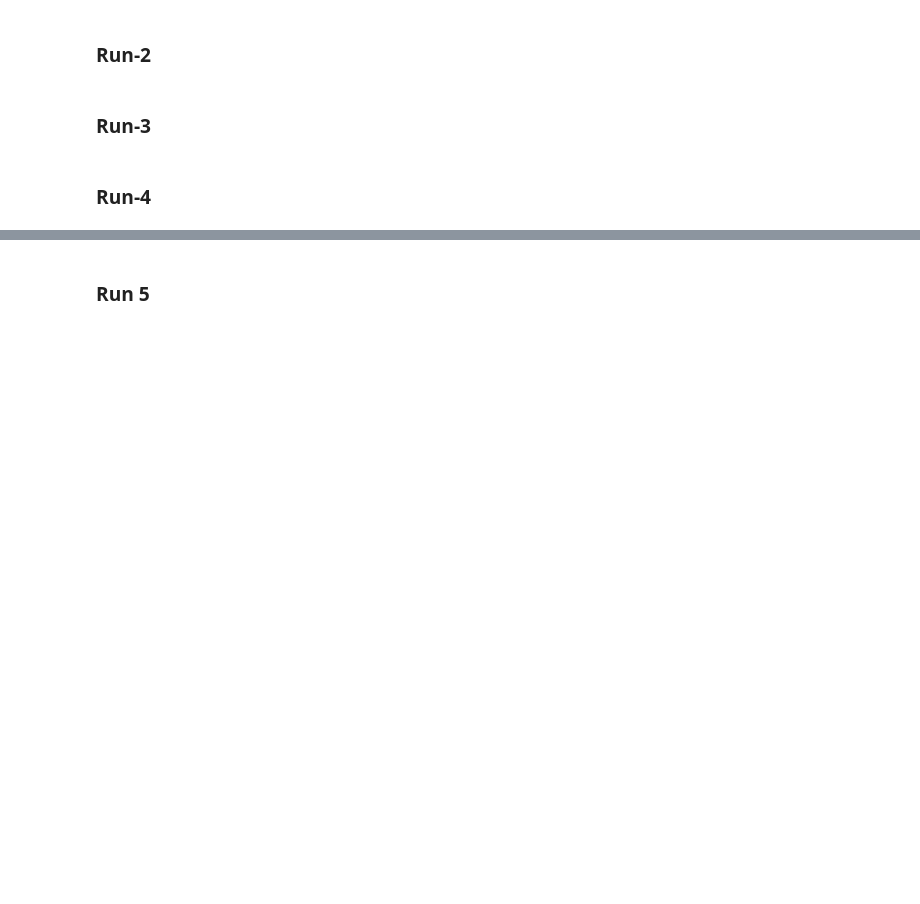
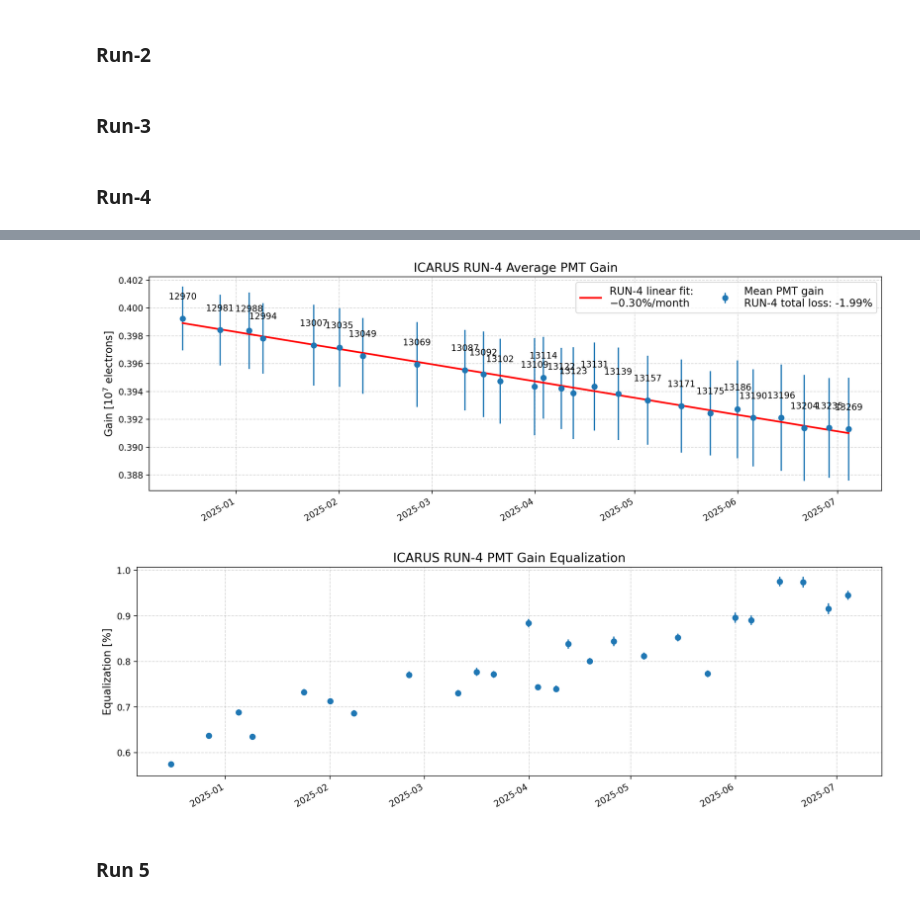
Before and after one commit to mvicenzi/pmt-calibration, a Jupyter notebook: gain/analyze_runs/python/check-gain-timeseries.ipynb, the cells around one changed output, grey strips where cells are left out. Saved outputs shown, nothing was run; the diff lists cells and outputs as text; code cells hidden in the pictures; blank space fills up the shorter version.

```diff
--- a/gain/analyze_runs/python/check-gain-timeseries.ipynb
+++ b/gain/analyze_runs/python/check-gain-timeseries.ipynb
@@ -101,8 +101,9 @@ def getRun(file):
 
 def getOffChannels(file):
     r = getRun(file)
-    offPMTs_uptoRUN2 = [1, 111, 143, 166, 192, 230, 238, 254, 222, 302, 309, 340, 353, 290 ]
-    offPMTs_fromRUN3 = [143, 254, 290 ]
+    offPMTs_uptoRUN2 = [1, 111, 143, 166, 192, 230, 238, 254, 222, 302, 309, 340, 353, 290 ] #OFF
+    offPMTs_fromRUN3 = [143, 254, 290, #OFF
+                        111, 309, 340, 353 ] #not-equalized
 
     if r>=11590:
         return PMTid_to_channel(offPMTs_fromRUN3)
@@ -143,7 +144,7 @@ def dataLoader(sourcedir = "../calibrationdb/", interval=(1610067905, 1637788392
 ###############################
 
 def fitGains(x, run):
-    BINSIZE=0.005; RMIN=0.0; RMAX=1.0; p0=(0.45, 0.02);
+    BINSIZE=0.002; RMIN=0.0; RMAX=1.0; p0=(0.45, 0.02);
 
     nbins=int((RMAX-RMIN)/BINSIZE)
     p0 = (np.mean(x),0.02)
@@ -207,7 +229,7 @@ _selRUN5 = (dplot.date>=run5[0]) & (dplot.date<=run5[1])
 # %% [markdown]
 ## Gain over time - single physics RUNs
 # %%
-def plot_average_gain(dplot, run, _selRUN, annotate=False):
+def plot_average_gain(dplot, run, _selRUN, annotate=False, fit=True, expected=False):
 
     fig = plt.figure(figsize=(15, 5),dpi=200)
 
@@ -228,9 +250,22 @@ def plot_average_gain(dplot, run, _selRUN, annotate=False):
     print("Monthly loss: RUN-{} {:.4f}%".format(run, month_loss))
     print("Daily loss:   RUN-{} {:.4f}%".format(run, day_loss))
 
-    plt.plot( dplot[_selRUN].date.to_numpy(), ys, color="red", lw=2, label="RUN-{} linear fit:\n$-${:.2f}%/month".format(run,-1*month_loss))
     plt.errorbar( x=dplot[_selRUN].date, y=dplot[_selRUN].mean_fit_q, yerr=dplot[_selRUN].fit_sigma, fmt='o',
              label="Mean PMT gain\nRUN-{} total loss: {:.2f}%".format(run,perc))
+
+    if expected:
+        expected_monthly_rate = -0.003    # -0.3% per month
+        t0 = dplot[_selRUN].timestamp.min()
+        timestamps = dplot[_selRUN].timestamp.to_numpy()
+        m_expected = expected_monthly_rate * qstart / month_in_s
+        y_expected = qstart + m_expected * (timestamps - t0)
+        plt.plot(dplot[_selRUN].date.to_numpy(),y_expected,
+            color="magenta",
+            linestyle="--",
+            label="RUN-{} expected:\n$-${:.2f}%/month".format(run,expected_monthly_rate*100))
+
+    if fit:
+        plt.plot( dplot[_selRUN].date.to_numpy(), ys, color="red", lw=2, label="RUN-{} linear fit:\n$-${:.2f}%/month".format(run,-1*month_loss))
 
     if(annotate):
         for i,r in enumerate(dplot[_selRUN].run.to_numpy()):
@@ -243,7 +278,10 @@ def plot_average_gain(dplot, run, _selRUN, annotate=False):
     #plt.setp(plt.gca().get_xticklabels(), rotation=60, ha="right", fontsize=12)
     plt.gcf().autofmt_xdate()
 
-    plt.legend(fontsize=12,ncol=2)
+    if run == 5:
+        plt.legend(fontsize=12,ncol=2, loc="lower right")
+    else:
+        plt.legend(fontsize=12,ncol=2)
 
     name = "figs/ICARUS_RUN-{}_average_PMT_gain_fit.pdf".format(run)
     plt.savefig(name,dpi=200)
@@ -289,5 +327,6 @@ def plot_gain_equalization(dplot,run,_selRUN,annotate=False):
 # %% [markdown]
 ### Run-4
 # %%
-#plot_average_gain(dplot, 4, _selRUN4, annotate=True)
-#plot_gain_equalization(dplot,4,_selRUN4,annotate=False)
+plot_average_gain(dplot, 4, _selRUN4, annotate=True)
+plot_gain_equalization(dplot,4,_selRUN4,annotate=False)
+# %% [output]
@@ -294,3 +335,5 @@ def plot_gain_equalization(dplot,run,_selRUN,annotate=False):
+[figure, added]
+[figure, added]
 # %% [markdown]
 ### Run 5
 # %%
```
Also changed, not shown: parts of 11 cells of this notebook, 15 other files.
